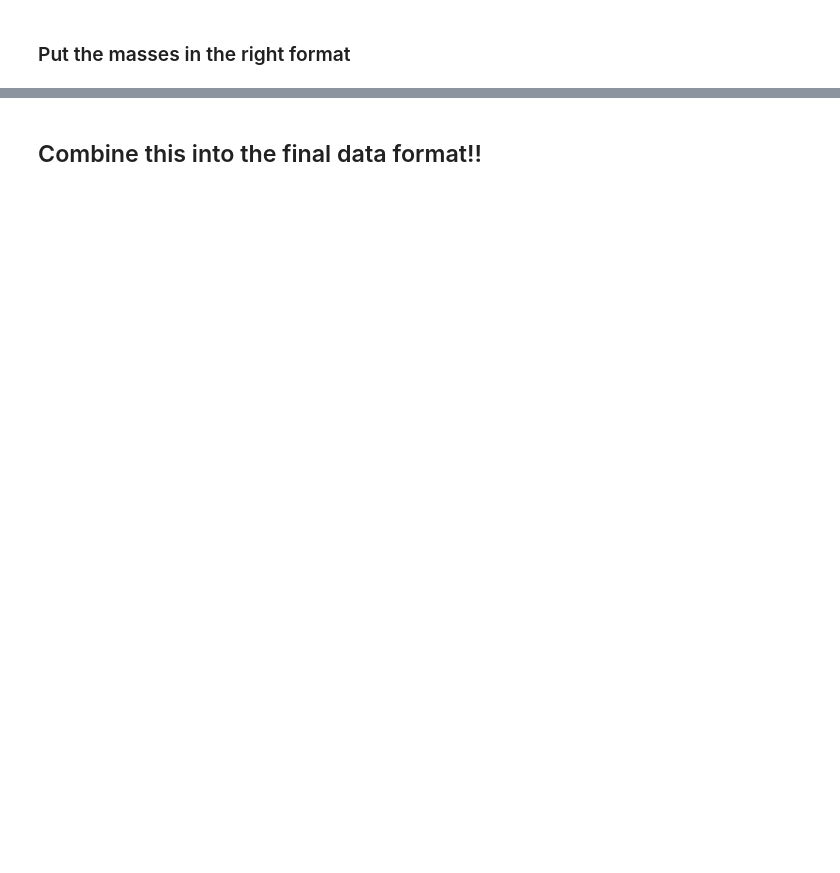
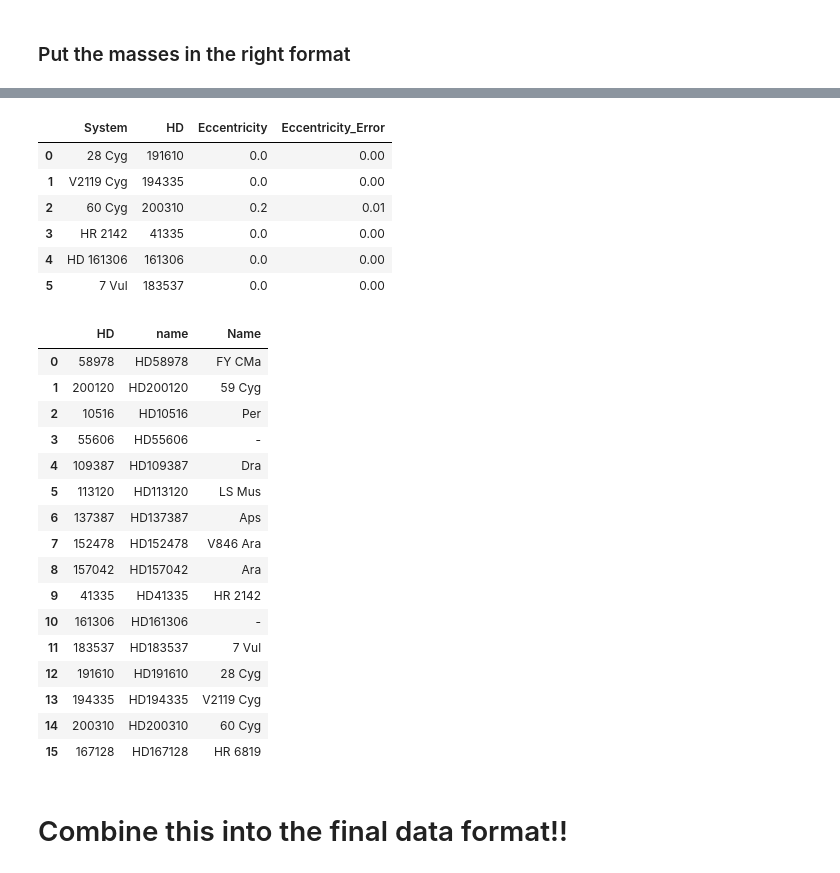
Before and after one commit to LiekeVanSon/post_mt_catalog, a Jupyter notebook: code/compile_BeStarTable.ipynb, the cells around one changed output, grey strips where cells are left out. Drawn from its saved outputs; the diff is of its cells as text; code cells hidden in the pictures; blank space fills up the shorter version.

```diff
--- a/code/compile_BeStarTable.ipynb
+++ b/code/compile_BeStarTable.ipynb
@@ -143,0 +198,31 @@ display(Lechien25[['M_Be_parsed', 'M_sdOB_parsed']])
+# %%
+# Mass ratio values m2/m1
+#  "M1": Lechien25['M_Be_parsed'],
+# "M2": Lechien25['M_sdOB_parsed'],
+
+def compute_q(m2_triplet, m1_triplet):
+    # Unpack values
+    m2_err_low, m2_val, m2_err_high = m2_triplet
+    m1_err_low, m1_val, m1_err_high = m1_triplet
+
+    # Nominal q value
+    q_val = m2_val / m1_val
+
+    # Propagate upper and lower errors separately
+    # Lower error: (M2 - err-) / (M1 + err+) → gives lower q
+    q_low = (m2_val - m2_err_low) / (m1_val + m1_err_high)
+    err_low = q_val - q_low
+
+    # Upper error: (M2 + err+) / (M1 - err-) → gives upper q
+    q_high = (m2_val + m2_err_high) / (m1_val - m1_err_low)
+    err_high = q_high - q_val
+
+    return [err_low, q_val, err_high]
+
+
+Lechien25['q'] = Lechien25.apply(
+    lambda row: compute_q(row['M_sdOB_parsed'], row['M_Be_parsed']),
+    axis=1
+)
+
+print(Lechien25['q'])
@@ -178,3 +286,44 @@ print(RADEC_data['HD__58978']['Dec'])
+# %%
+# Define the orbital data from Table 5 in the paper
+data = {
+    "System": ["28 Cyg", "V2119 Cyg", "60 Cyg", "HR 2142", "HD 161306", "7 Vul"],
+    "HD": [191610, 194335, 200310, 41335, 161306, 183537],
+    "Eccentricity": [0.0, 0.0, 0.20, 0.0, 0.0, 0.0],
+    "Eccentricity_Error": [0.0, 0.0, 0.01, 0.0, 0.0, 0.0]
+}
+
+# Create the DataFrame
+eccentricities_df = pd.DataFrame(data)
+display(eccentricities_df)
+
+display(Lechien25[['HD', 'name', 'Name']])
+# %% [output]
+|  | System | HD | Eccentricity | Eccentricity_Error |
+| 0 | 28 Cyg | 191610 | 0.0 | 0.00 |
+| 1 | V2119 Cyg | 194335 | 0.0 | 0.00 |
+| 2 | 60 Cyg | 200310 | 0.2 | 0.01 |
+| 3 | HR 2142 | 41335 | 0.0 | 0.00 |
+| 4 | HD 161306 | 161306 | 0.0 | 0.00 |
+| 5 | 7 Vul | 183537 | 0.0 | 0.00 |
+|  | HD | name | Name |
+| 0 | 58978 | HD58978 | FY CMa |
+| 1 | 200120 | HD200120 | 59 Cyg |
+| 2 | 10516 | HD10516 | Per |
+| 3 | 55606 | HD55606 | - |
+| 4 | 109387 | HD109387 | Dra |
+| 5 | 113120 | HD113120 | LS Mus |
+| 6 | 137387 | HD137387 | Aps |
+| 7 | 152478 | HD152478 | V846 Ara |
+| 8 | 157042 | HD157042 | Ara |
+| 9 | 41335 | HD41335 | HR 2142 |
+| 10 | 161306 | HD161306 | - |
+| 11 | 183537 | HD183537 | 7 Vul |
+| 12 | 191610 | HD191610 | 28 Cyg |
+| 13 | 194335 | HD194335 | V2119 Cyg |
+| 14 | 200310 | HD200310 | 60 Cyg |
+| 15 | 167128 | HD167128 | HR 6819 |
+# %% [markdown]
+# Combine this into the final data format!!
 # %%
 # Define columns, with key quantities stored as lists: [err-, value, err+]
 columns = [
@@ -241,2 +363,0 @@ observations_df = add_observation(
-# %% [markdown]
-## Combine this into the final data format!!
```
Also changed, not shown: parts of 16 cells of this notebook, 2 other files.
